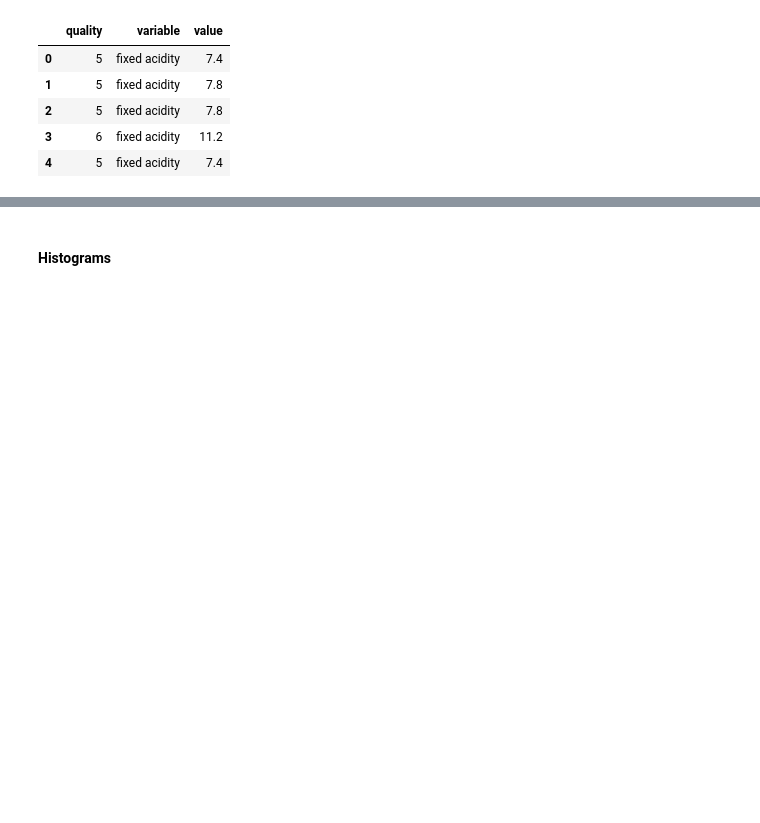
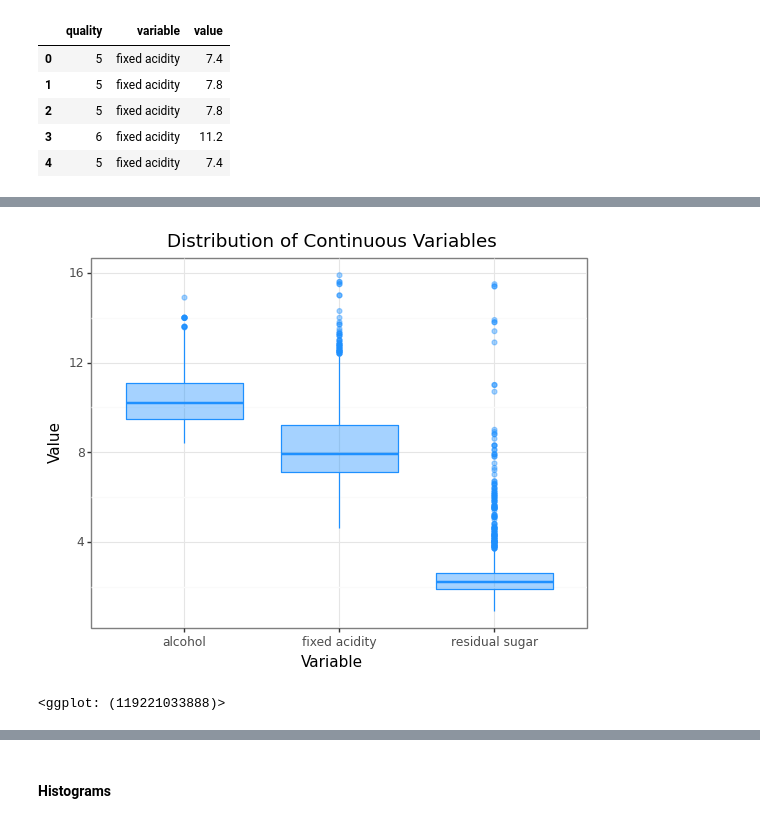
Before and after one commit to zopalmer14/Red-Wine-Python-DS-Practice, a Jupyter notebook: red_wine_eda.ipynb, the cells around one changed output, grey strips where cells are left out. Saved outputs shown, nothing was run; the diff lists cells and outputs as text; code cells hidden in the pictures; blank space fills up the shorter version.

```diff
--- a/red_wine_eda.ipynb
+++ b/red_wine_eda.ipynb
@@ -221,0 +222,13 @@ remaining_df = long_df[~long_df['variable'].isin(dioxide)]
+# %%
+similar_dist = ['alcohol', 'fixed acidity', 'residual sugar']
+
+high_var = remaining_df[remaining_df['variable'].isin(similar_dist)]
+low_var = remaining_df[~remaining_df['variable'].isin(similar_dist)]
+# %%
+(ggplot(high_var, aes(x = 'factor(variable)', y = 'value'))
++ geom_boxplot(color = 'dodgerblue', fill = 'dodgerblue', alpha = 0.4, outlier_alpha = 0.4)
++ theme_bw()
++ labs(title = 'Distribution of Continuous Variables', x = 'Variable', y = 'Value'))
+# %% [output]
+[figure, added]
+<ggplot: (119221033888)>
```
Also changed, not shown: parts of 15 cells of this notebook.
